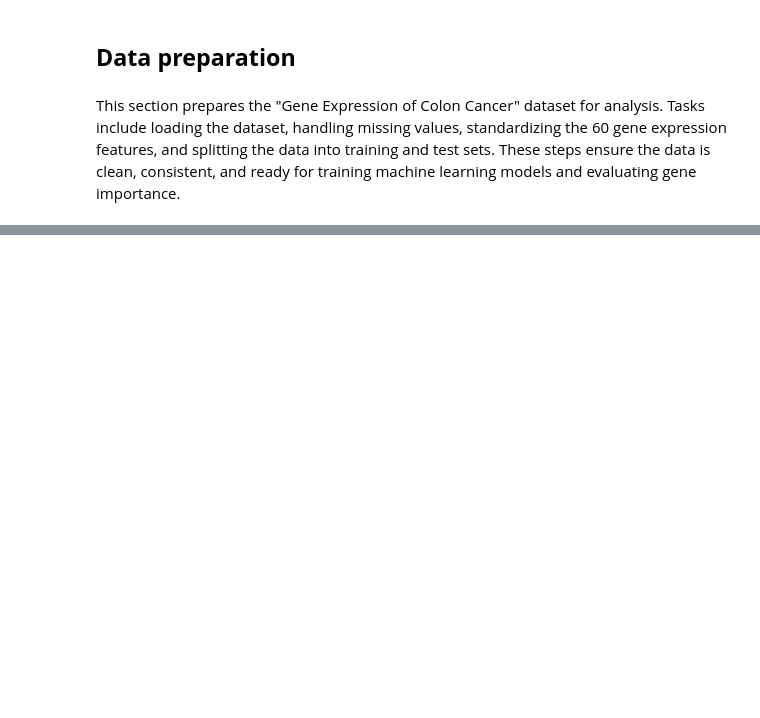
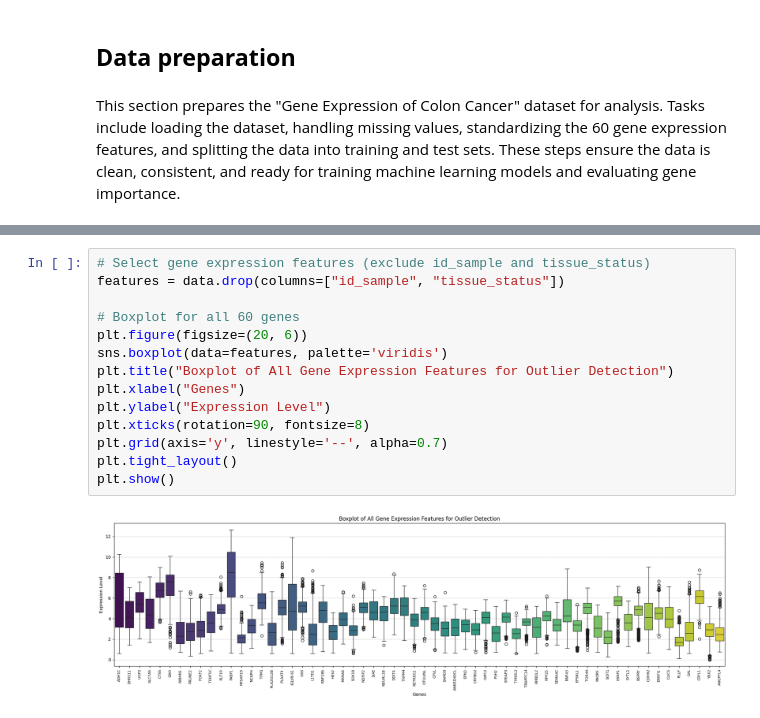
Before and after one commit to Laaliji/Colon-Cancer-Gene-Expression-Data-Classification-Analysis, a Jupyter notebook: Colon_Cancer_Gene_Expression_Analysis.ipynb, the cells around one changed output, grey strips where cells are left out. Cells and saved outputs as stored; diff of their text form; blank space fills up the shorter version.

```diff
--- a/Colon_Cancer_Gene_Expression_Analysis.ipynb
+++ b/Colon_Cancer_Gene_Expression_Analysis.ipynb
@@ -50,0 +202,16 @@ This section prepares the "Gene Expression of Colon Cancer" dataset for analysis
+# %%
+# Select gene expression features (exclude id_sample and tissue_status)
+features = data.drop(columns=["id_sample", "tissue_status"])
+
+# Boxplot for all 60 genes
+plt.figure(figsize=(20, 6))
+sns.boxplot(data=features, palette='viridis')
+plt.title("Boxplot of All Gene Expression Features for Outlier Detection")
+plt.xlabel("Genes")
+plt.ylabel("Expression Level")
+plt.xticks(rotation=90, fontsize=8)
+plt.grid(axis='y', linestyle='--', alpha=0.7)
+plt.tight_layout()
+plt.show()
+# %% [output]
+[figure, added]
```
Also changed, not shown: parts of 20 cells of this notebook.
